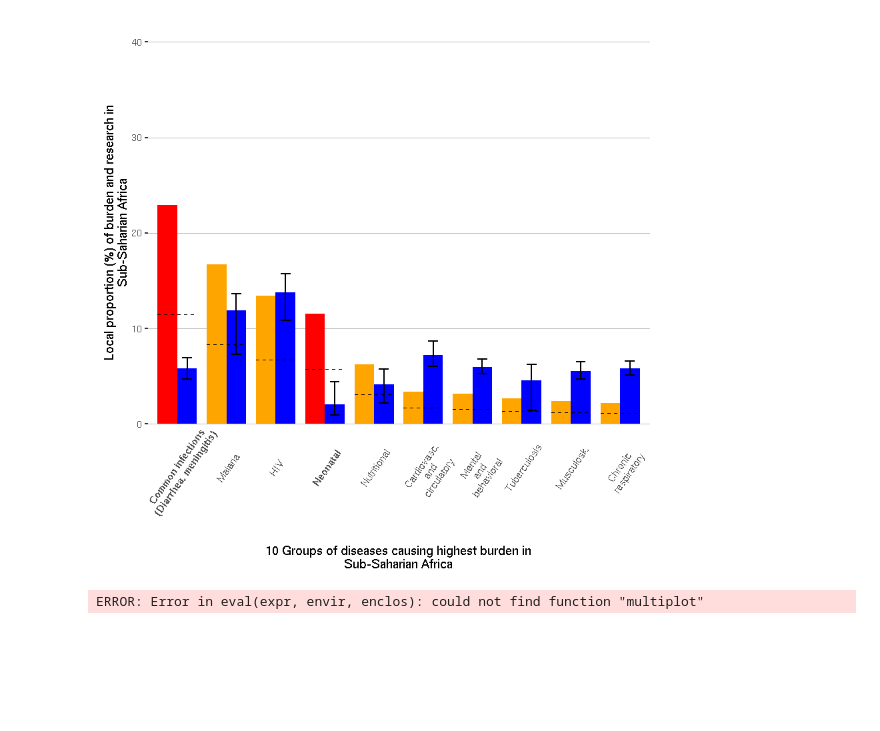
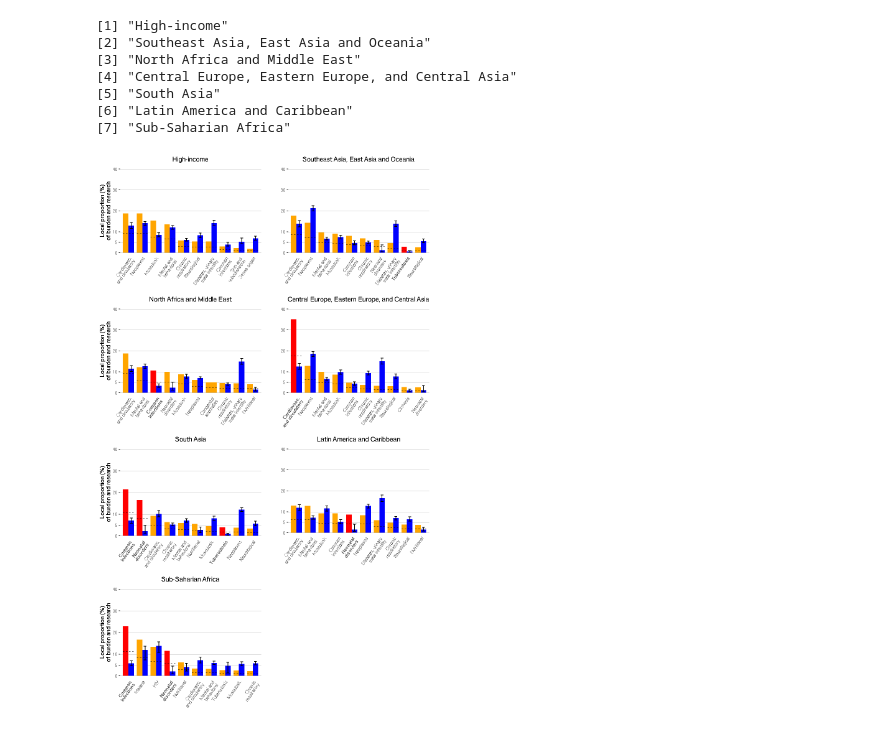
Before and after one commit to iatal/RCTvsBurden, a Jupyter notebook: C- Comparison research effort and health needs/C.2- Within regions.ipynb, the cells around one changed output. Drawn from its saved outputs; the diff is of its cells as text; code cells hidden in the pictures; blank space fills up the shorter version.

Commit message:
beautiful total plot, creating function over metrics and region for plot

```diff
--- a/C- Comparison research effort and health needs/C.2- Within regions.ipynb
+++ b/C- Comparison research effort and health needs/C.2- Within regions.ipynb
@@ -51 +65,14 @@ L <- list()
+# %%
+#Order of regions: decreasing nb of RCTs
+rt <- RCT[RCT$Disease=="All" & !RCT$Region%in%c("All","Non-HI"),]
+regs <- as.character(rt$Region[order(rt$Nb_RCTs_med,decreasing=TRUE)])
+regs
+# %% [output]
+[1] "High-income"
+[2] "Southeast Asia, East Asia and Oceania"
+[3] "North Africa and Middle East"
+[4] "Central Europe, Eastern Europe, and Central Asia"
+[5] "South Asia"
+[6] "Latin America and Caribbean"
+[7] "Sub-Saharian Africa"
 # %%
@@ -127,10 +167,8 @@ for(i in 1:length(regs)){
     L[[i]] <- p
 }
-# %%
-L[[7]]
-# %% [output]
-[figure, removed]
 # %%
-multiplot(L[[1]], L[[2]], L[[3]], L[[4]], cols=2)
+options(repr.plot.width=9, repr.plot.height=15)
+
+grid.arrange(L[[1]],L[[2]],L[[3]],L[[4]],L[[5]],L[[6]],L[[7]], ncol=2)
 # %% [output]
-ERROR: Error in eval(expr, envir, enclos): could not find function "multiplot"
+[figure, added]
```
Also changed, not shown: parts of 8 cells of this notebook, 1 other file.
